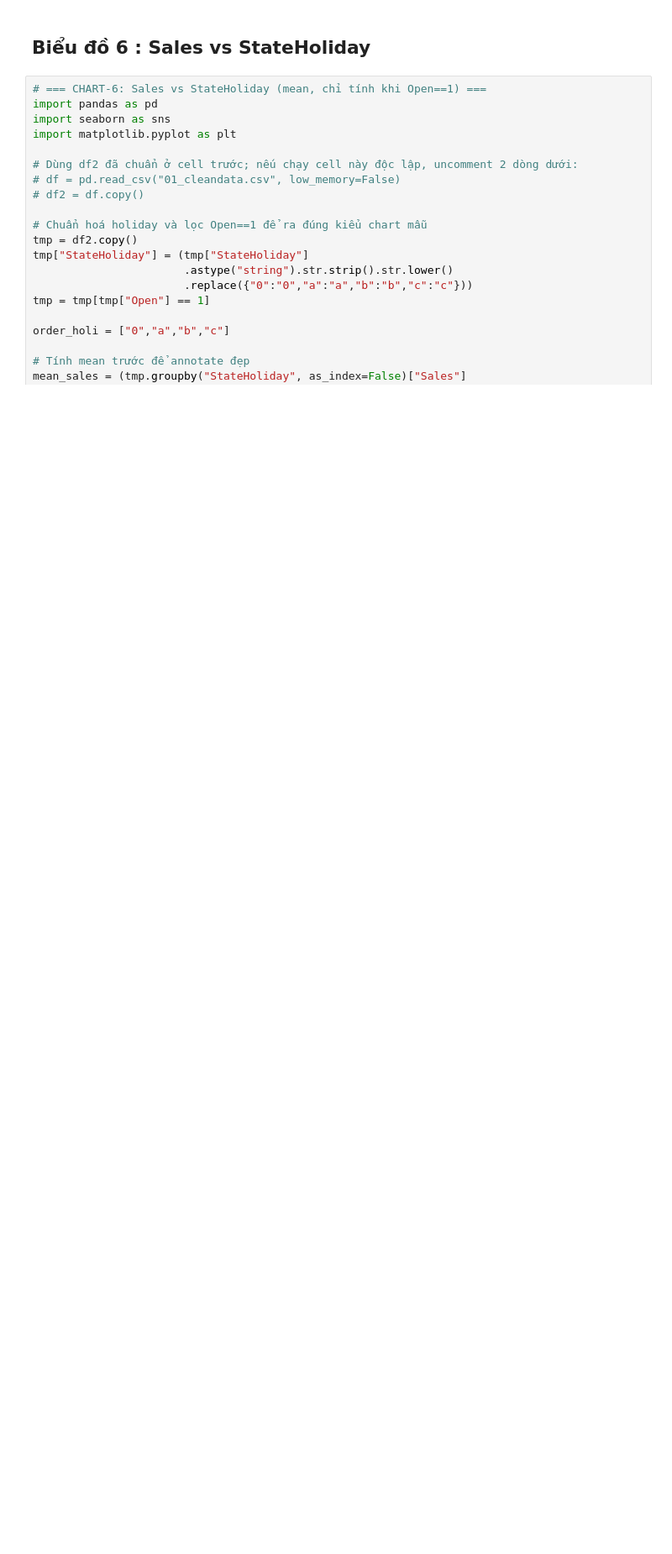
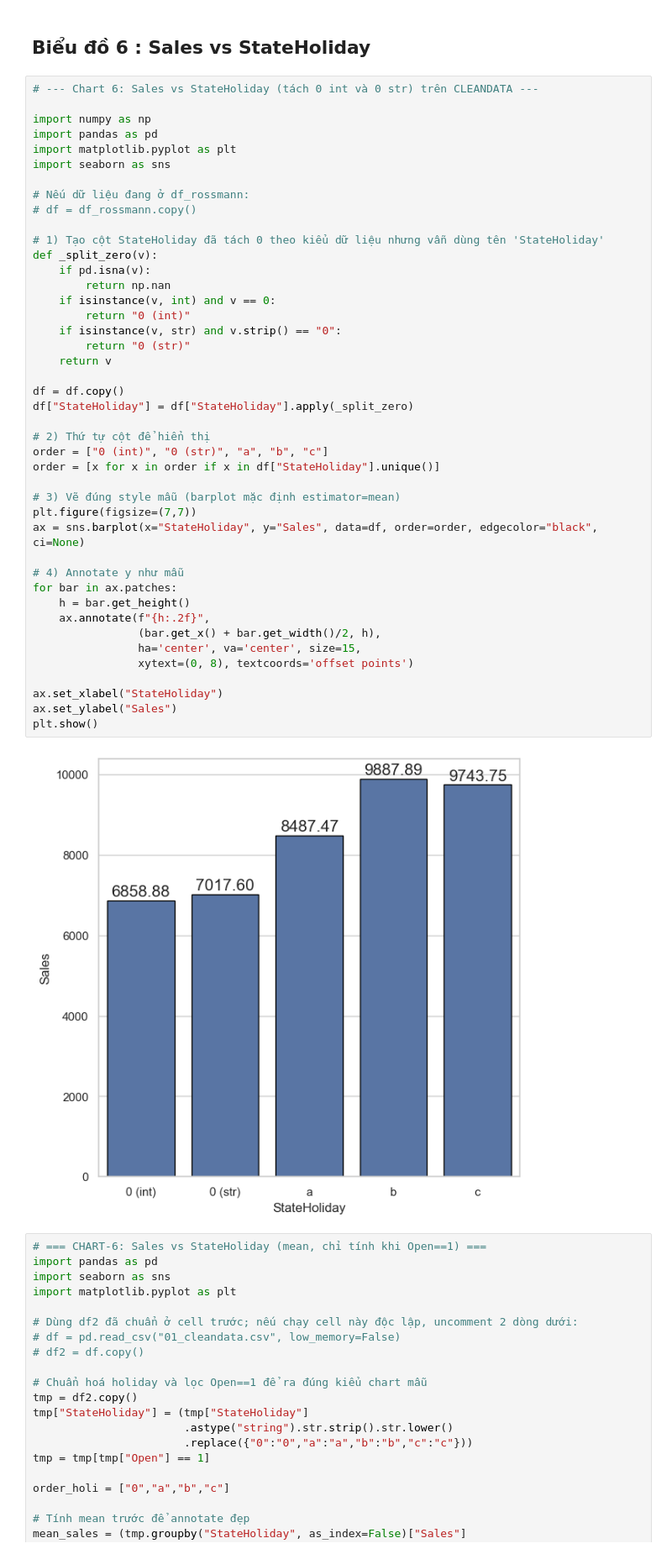
Before and after one commit to LeHung1705/rossmann-sales-forecasting-using-ml, a Jupyter notebook: 02_eda.ipynb, the cells around one changed output. Shown at 84% size. Drawn from its saved outputs; the diff is of its cells as text; blank space fills up the shorter version.

```diff
--- a/02_eda.ipynb
+++ b/02_eda.ipynb
@@ -499,5 +540,50 @@ Có insight nào dẫn đến tăng trưởng âm không? Hãy giải thích c
 # %% [markdown]
 ## Biểu đồ 6 : Sales vs StateHoliday
+# %%
+# --- Chart 6: Sales vs StateHoliday (tách 0 int và 0 str) trên CLEANDATA ---
+
+import numpy as np
+import pandas as pd
+import matplotlib.pyplot as plt
+import seaborn as sns
+
+# Nếu dữ liệu đang ở df_rossmann:
+# df = df_rossmann.copy()
+
+# 1) Tạo cột StateHoliday đã tách 0 theo kiểu dữ liệu nhưng vẫn dùng tên 'StateHoliday'
+def _split_zero(v):
+    if pd.isna(v):
+        return np.nan
+    if isinstance(v, int) and v == 0:
+        return "0 (int)"
+    if isinstance(v, str) and v.strip() == "0":
+        return "0 (str)"
+    return v
+
+df = df.copy()
+df["StateHoliday"] = df["StateHoliday"].apply(_split_zero)
+
+# 2) Thứ tự cột để hiển thị
+order = ["0 (int)", "0 (str)", "a", "b", "c"]
+order = [x for x in order if x in df["StateHoliday"].unique()]
+
+# 3) Vẽ đúng style mẫu (barplot mặc định estimator=mean)
+plt.figure(figsize=(7,7))
+ax = sns.barplot(x="StateHoliday", y="Sales", data=df, order=order, edgecolor="black", ci=None)
+
+# 4) Annotate y như mẫu
+for bar in ax.patches:
+    h = bar.get_height()
+    ax.annotate(f"{h:.2f}",
+                (bar.get_x() + bar.get_width()/2, h),
+                ha='center', va='center', size=15,
+                xytext=(0, 8), textcoords='offset points')
+
+ax.set_xlabel("StateHoliday")
+ax.set_ylabel("Sales")
+plt.show()
+# %% [output]
+[figure, added]
 # %%
 # === CHART-6: Sales vs StateHoliday (mean, chỉ tính khi Open==1) ===
 import pandas as pd
```
Also changed, not shown: parts of 5 cells of this notebook, 5 other files.
